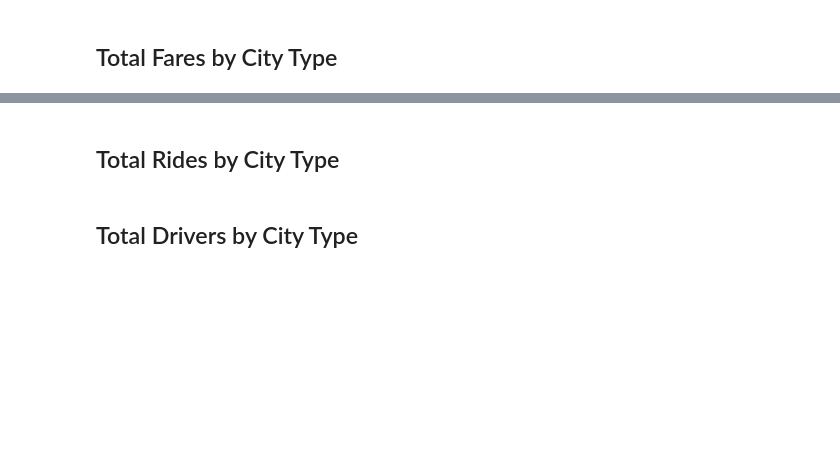
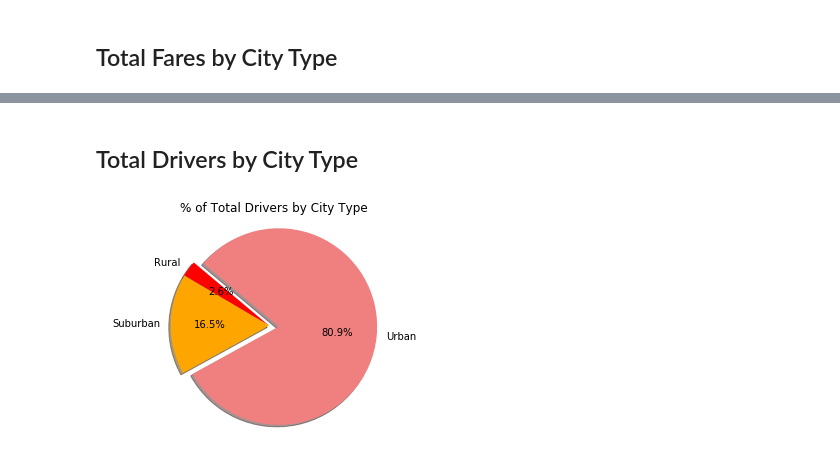
Before and after one commit to MadhukaraBS/BootCamp, a Jupyter notebook: 05-Matplotlib/Instructions/Pyber/pyber.ipynb, the cells around one changed output, grey strips where cells are left out. Drawn from its saved outputs; the diff is of its cells as text; code cells hidden in the pictures; blank space fills up the shorter version.

```diff
--- a/05-Matplotlib/Instructions/Pyber/pyber.ipynb
+++ b/05-Matplotlib/Instructions/Pyber/pyber.ipynb
@@ -145,5 +208,34 @@ plt.show()
+# %% [markdown]
+## Total Drivers by City Type
+# %%
+# Calculate Driver Percents
+drivers_per_city = city_ride_data.groupby(['type','city'])['driver_count'].first()
+drivers_per_city.reset_index()
+total_drivers = drivers_per_city.groupby('type').sum()
+
+# Build Pie Charts
+
+# Save Figure
+
+# Tells matplotlib to seperate the "Python" section from the others
+explode = (0, 0, 0.1)
+
+# The colors of each section of the pie chart
+colors = ["red", "orange", "lightcoral"]
+
+plt.pie(total_drivers, explode=explode, labels=total_drivers.keys(), autopct="%1.1f%%",
+        colors= colors, shadow=True, startangle=140)
+plt.title('% of Total Drivers by City Type')
+
+# Tells matplotlib that we want a pie chart with equal axes
+plt.axis("equal")
+
+# Save Figure
+plt.savefig("../Images/TotalDrivers.png")
+
+plt.show()
+# %% [output]
+[figure, added]
 # %%
 # Show Figure
 plt.show()
-# %% [markdown]
-## Total Rides by City Type
@@ -159,2 +241,0 @@ plt.show()
-# %% [markdown]
-## Total Drivers by City Type
```
Also changed, not shown: parts of 12 cells of this notebook.
